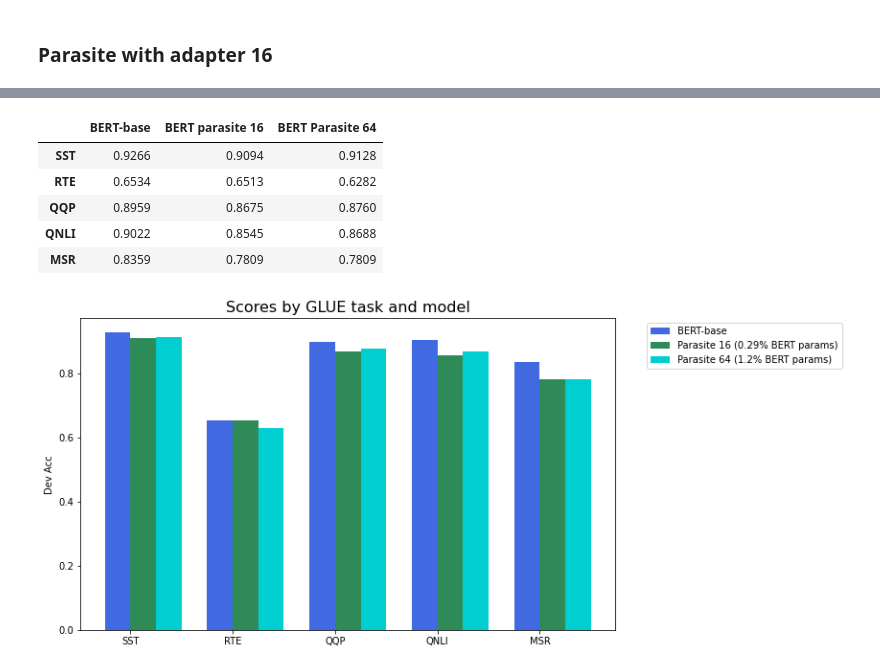
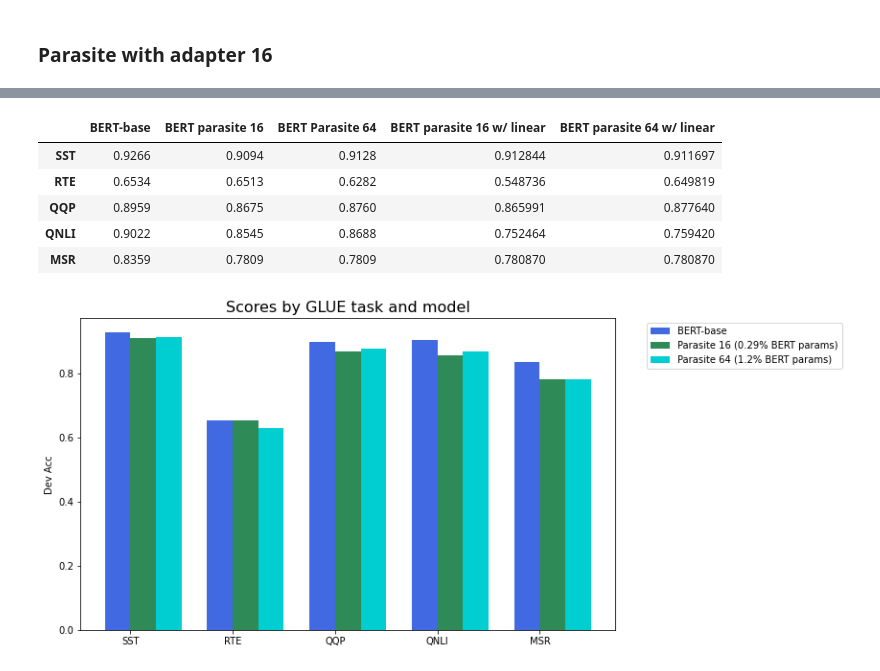
Before and after one commit to cbenge509/BERTVision, a Jupyter notebook: code/torch/embedding_size.ipynb, the cells around one changed output, grey strips where cells are left out. Drawn from its saved outputs; the diff is of its cells as text; code cells hidden in the pictures.

Commit message:
Tested linear layer in adapter

```diff
--- a/code/torch/embedding_size.ipynb
+++ b/code/torch/embedding_size.ipynb
@@ -799,14 +796,21 @@ for k,(i,j) in enumerate(list(zip(labels, dev_acc))):
 import pandas as pd
 results = pd.read_csv(r'C:\w266\stone\parasite_adapter_first_round.txt', sep = '\t')
 # %%
-results
+idx_16 = [-2, -4, -6, 2, 0]
+idx_64 = [i+1 for i in idx_16]
+results['BERT parasite 16 w/ linear'] = [best_acc[i] for i in idx_16]
+results['BERT parasite 64 w/ linear'] = [best_acc[i] for i in idx_64]
+results.to_csv(r'C:\w266\stone\parasite_adapter_first_round.txt')
-# %% [output]
-|  | BERT-base | BERT parasite 16 | BERT Parasite 64 |
-| SST | 0.9266 | 0.9094 | 0.9128 |
-| RTE | 0.6534 | 0.6513 | 0.6282 |
-| QQP | 0.8959 | 0.8675 | 0.8760 |
-| QNLI | 0.9022 | 0.8545 | 0.8688 |
-| MSR | 0.8359 | 0.7809 | 0.7809 |
+# %%
+r = pd.read_csv(r'C:\w266\stone\parasite_adapter_first_round.txt', sep = ',', index_col = 0)
+r
+# %% [output]
+|  | BERT-base | BERT parasite 16 | BERT Parasite 64 | BERT parasite 16 w/ linear | BERT parasite 64 w/ linear |
+| SST | 0.9266 | 0.9094 | 0.9128 | 0.912844 | 0.911697 |
+| RTE | 0.6534 | 0.6513 | 0.6282 | 0.548736 | 0.649819 |
+| QQP | 0.8959 | 0.8675 | 0.8760 | 0.865991 | 0.877640 |
+| QNLI | 0.9022 | 0.8545 | 0.8688 | 0.752464 | 0.759420 |
+| MSR | 0.8359 | 0.7809 | 0.7809 | 0.780870 | 0.780870 |
 # %%
 labels = list(results.columns)
 # %%
```
Also changed, not shown: parts of 4 cells of this notebook, 1 other file.
